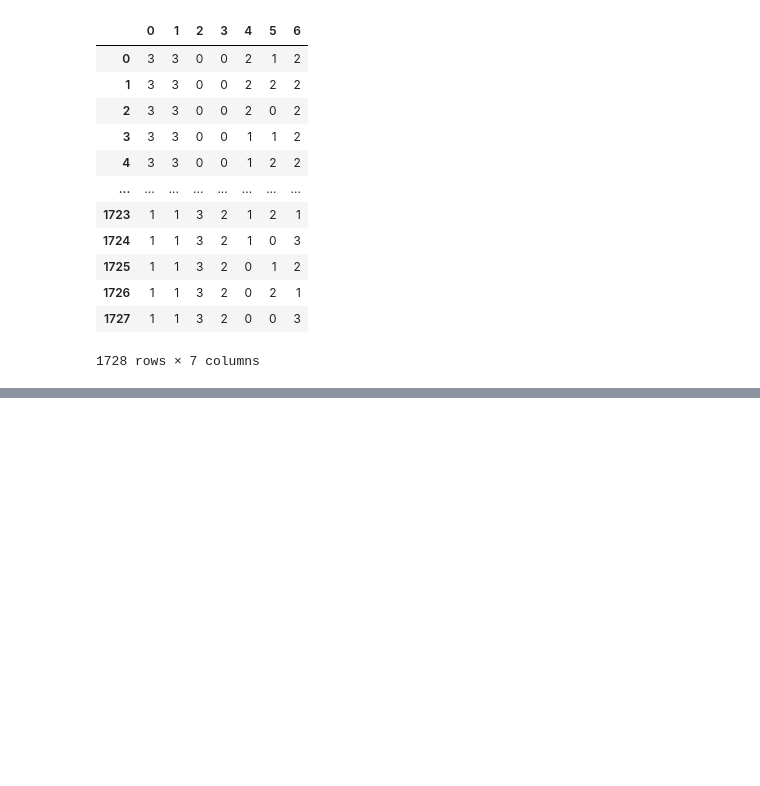
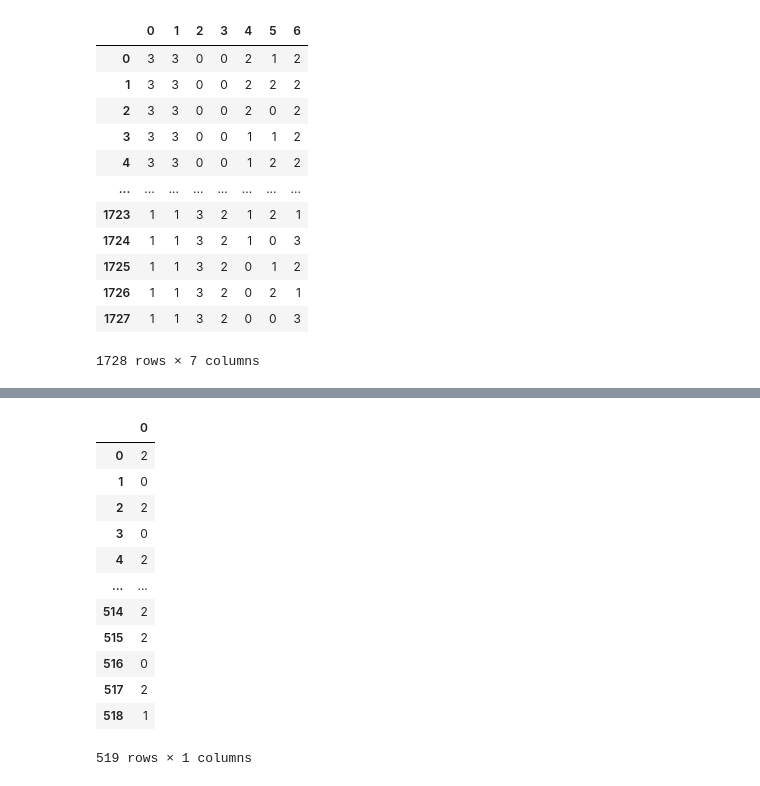
Before and after one commit to satan007417/DM_1, a Jupyter notebook: DTree_car.ipynb, the cells around one changed output, grey strips where cells are left out. Saved outputs shown, nothing was run; the diff lists cells and outputs as text; code cells hidden in the pictures; blank space fills up the shorter version.

```diff
--- a/DTree_car.ipynb
+++ b/DTree_car.ipynb
@@ -230,0 +262,17 @@ tree.plot_tree(clf_entropy);
+# %%
+clf_entropy_pred = pandas.DataFrame(clf_entropy_pred)
+clf_entropy_pred
+# %% [output]
+|  | 0 |
+| 0 | 2 |
+| 1 | 0 |
+| 2 | 2 |
+| 3 | 0 |
+| 4 | 2 |
+| ... | ... |
+| 514 | 2 |
+| 515 | 2 |
+| 516 | 0 |
+| 517 | 2 |
+| 518 | 1 |
+519 rows × 1 columns
```
Also changed, not shown: parts of 11 cells of this notebook, 4 other files.
